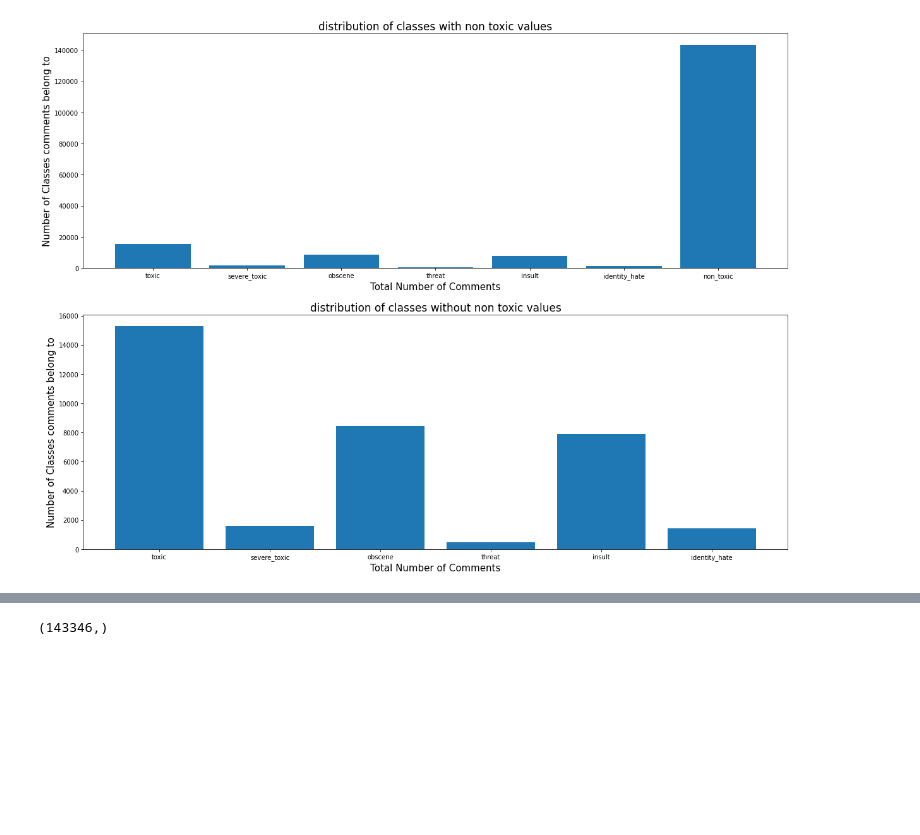
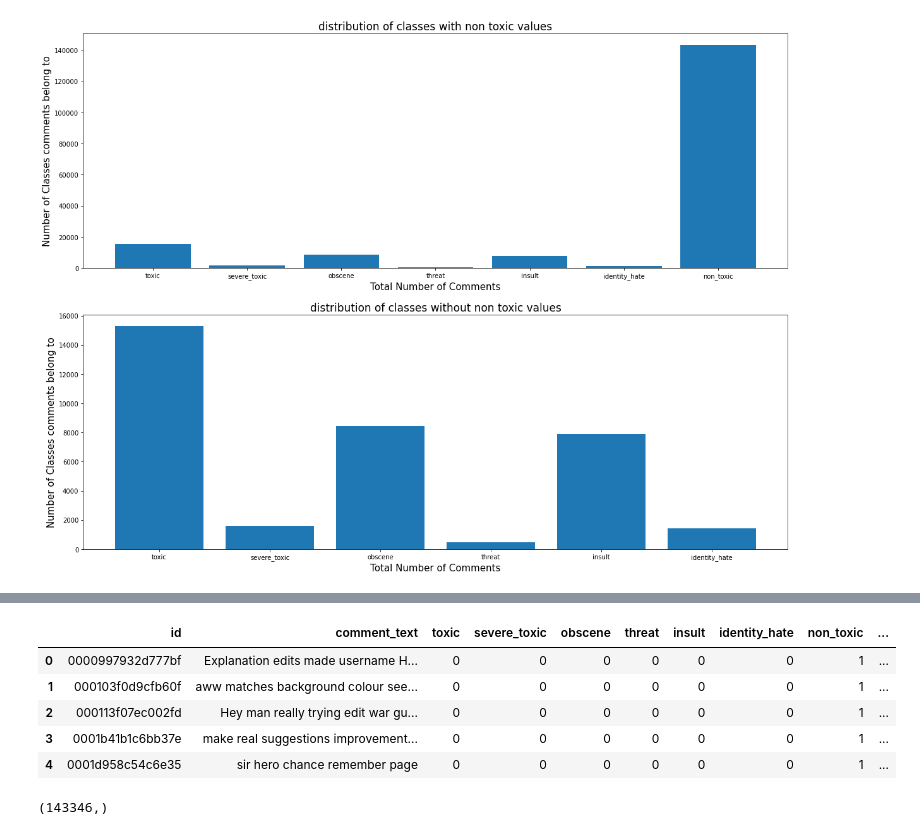
Before and after one commit to Nishaa95/ItML_Project_1_Students, a Jupyter notebook: proj_1_start.ipynb, the cells around one changed output, grey strips where cells are left out. Cells and saved outputs as stored; diff of their text form; code cells hidden in the pictures; blank space fills up the shorter version.

```diff
--- a/proj_1_start.ipynb
+++ b/proj_1_start.ipynb
@@ -171,9 +171,22 @@ processed_data['comment_text']=processed_data['comment_text'].map(lambda x: re.s
 # %%
 #Getting ride of the URLs with space even if they are in paranthesis
 processed_data['comment_text']=processed_data['comment_text'].map(lambda x:re.sub(r"\S*https?:\S*|\s*www\.\s*", "", x))
+# %%
+processed_data["comment_text"] = processed_data["comment_text"].map(lambda x: re.sub(r"\"\"", "\"",x))   # replacing "" with "
+processed_data["comment_text"] = processed_data["comment_text"].map(lambda x: re.sub(r"^\"", "",x))      # removing quotation from start and the end of the string
+processed_data["comment_text"] = processed_data["comment_text"].map(lambda x: re.sub(r"\"$", "",x))
 # %%
-#Remove special characters even if they are in paranthesis
-processed_data['comment_text']=processed_data['comment_text'].map(lambda x: re.sub(r'\s*[^a-zA-Z0-9]\s*',' ',x))
+#Remove special characters and numbers even if they are in paranthesis
+processed_data['comment_text']=processed_data['comment_text'].map(lambda x: re.sub(r'\s*[^a-zA-Z]\s*',' ',x))
 # %%
 #Removing extra spaces in the text
 processed_data['comment_text']=processed_data['comment_text'].map(lambda x: re.sub(r"\s\s+", " ",x))
+# %%
+
+import nltk
+nltk.download('stopwords')
+from nltk.corpus import stopwords
+
+# Remove stopwords
+stop_words = set(stopwords.words('english'))
+processed_data['comment_text'] = processed_data['comment_text'].apply(lambda x: ' '.join([word for word in x.split() if word.lower() not in stop_words]))
@@ -180,3 +197,12 @@ processed_data['comment_text']=processed_data['comment_text'].map(lambda x: re.s
+# %%
+processed_data.head()
+# %% [output]
+|  | id | comment_text | toxic | severe_toxic | obscene | threat | insult | identity_hate | non_toxic | ... |
+| 0 | 0000997932d777bf | Explanation edits made username H... | 0 | 0 | 0 | 0 | 0 | 0 | 1 | ... |
+| 1 | 000103f0d9cfb60f | aww matches background colour see... | 0 | 0 | 0 | 0 | 0 | 0 | 1 | ... |
+| 2 | 000113f07ec002fd | Hey man really trying edit war gu... | 0 | 0 | 0 | 0 | 0 | 0 | 1 | ... |
+| 3 | 0001b41b1c6bb37e | make real suggestions improvement... | 0 | 0 | 0 | 0 | 0 | 0 | 1 | ... |
+| 4 | 0001d958c54c6e35 | sir hero chance remember page | 0 | 0 | 0 | 0 | 0 | 0 | 1 | ... |
 # %%
 working_data=processed_data.copy()
 C_indexs = processed_data[processed_data["classes"]==0].index
```
Also changed, not shown: parts of 22 cells of this notebook, 1 other file.
